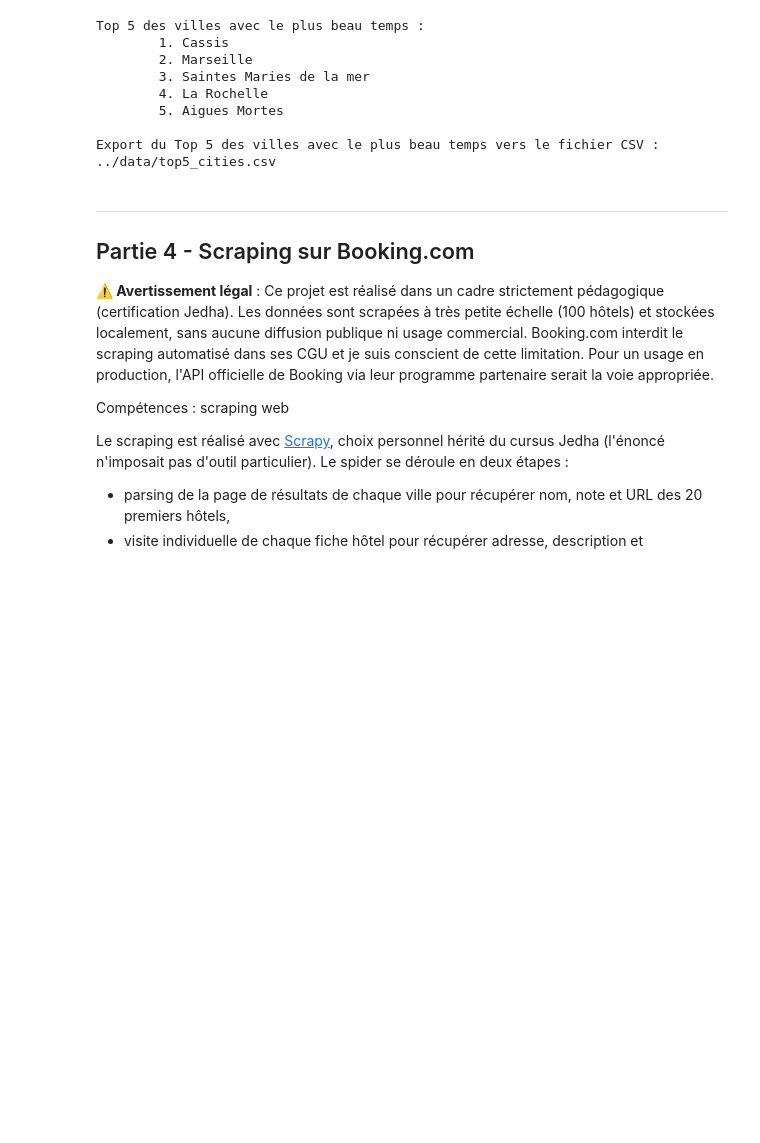
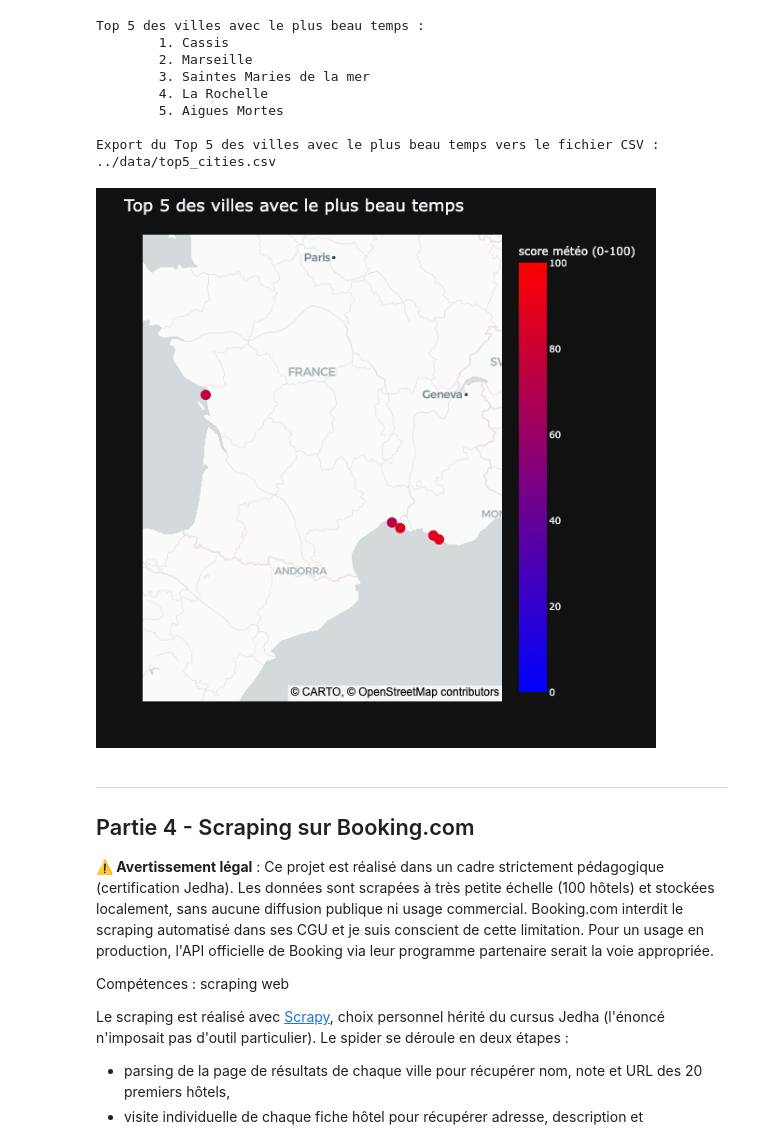
Before and after one commit to YoannRobert/jedha_projects, a Jupyter notebook: bloc1/Kayak/notebooks/Kayak.ipynb, the cells around one changed output. Cells and saved outputs as stored; diff of their text form; code cells hidden in the pictures; blank space fills up the shorter version.

```diff
--- a/bloc1/Kayak/notebooks/Kayak.ipynb
+++ b/bloc1/Kayak/notebooks/Kayak.ipynb
@@ -895,34 +912,39 @@ nicest_weather_cities_plot = pd.merge(
         nicest_weather_cities,
         city_weather_scores,
         on="city_id",
         how="inner"
     ).loc[:, ["city_id", "weather_score"]],
     city_coordinates,
     on="city_id",
     how="inner"
 )
 lat, lon, z, w, h = get_config_scatter_map(nicest_weather_cities_plot, width=600, height=600, zoom_decrease=1)
 fig = px.scatter_map(
     nicest_weather_cities_plot.rename(columns={"weather_score": "score météo (0-100)"}),
     lat="latitude",
     lon="longitude",
     color="score météo (0-100)",
     range_color=[0, 100],
     hover_name="city_name",
     map_style="carto-positron",
     color_continuous_scale="Bluered",
     center = {"lat": lat, "lon": lon},
     zoom=z,
     height=h,
     width=w,
     title="Top 5 des villes avec le plus beau temps"
 )
 fig.update_traces(marker=dict(size=12))
 if EXPORT_IMAGES:
     index_image += 1
     fig.write_image(f"{PLOTS_DIR}/{index_image:02d}_scores_meteo_top5_villes.png")
+elif SHOW_INTERACTIVE_FIG:
+    fig.show()
 else:
-    fig.show()
+    img_bytes = fig.to_image(format="png")
+    display(Image(img_bytes))
+# %% [output]
+[figure, added]
 # %% [markdown]
 ---
 
```
Also changed, not shown: parts of 10 cells of this notebook, 1 other file.
